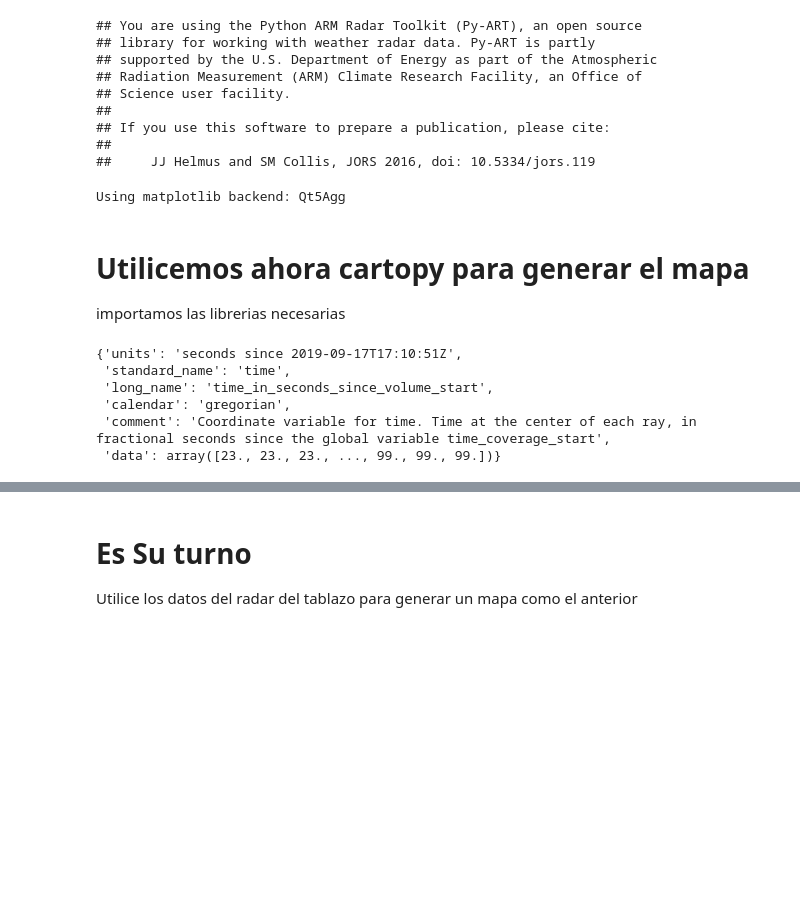
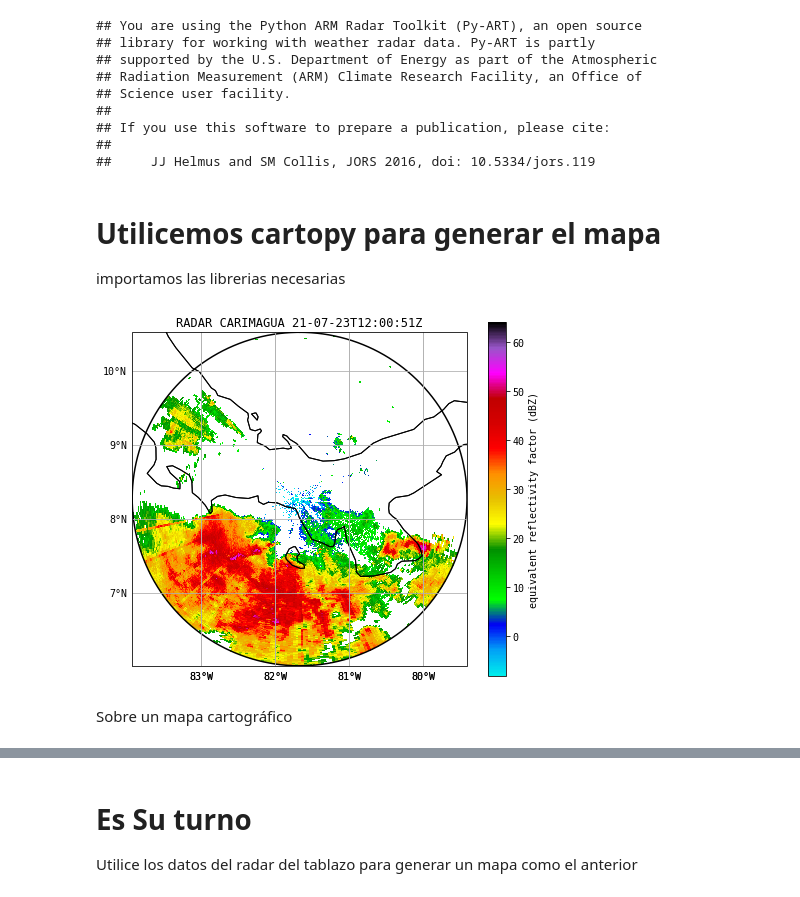
Before and after one commit to aladinor/radar_panama, a Jupyter notebook: Sesion_8/1.plotting_data_over_cartpy.ipynb, the cells around one changed output, grey strips where cells are left out. Drawn from its saved outputs; the diff is of its cells as text; code cells hidden in the pictures; blank space fills up the shorter version.

```diff
--- a/Sesion_8/1.plotting_data_over_cartpy.ipynb
+++ b/Sesion_8/1.plotting_data_over_cartpy.ipynb
@@ -17,19 +21,9 @@ import os
 ##
 ##     JJ Helmus and SM Collis, JORS 2016, doi: 10.5334/jors.119
 # %%
-radar = pyart.io.read('./data/CAR190917171051.RAW6KYV')
+radar = pyart.io.read('./data/CHI210723120051.RAWHAFJ')
-# %%
-%matplotlib
-fig = plt.figure(figsize=[12, 8])
-display = pyart.graph.RadarMapDisplay(radar)
-display.plot_ppi_map('reflectivity', sweep=0, resolution='50m',
-                     vmin=-8, vmax=64,
-                     projection=ccrs.PlateCarree(), cmap='pyart_NWSRef')
-plt.show()
-# %% [output]
-Using matplotlib backend: Qt5Agg
 # %% [markdown]
-# Utilicemos ahora cartopy para generar el mapa
+# Utilicemos cartopy para generar el mapa
 importamos las librerias necesarias
 # %%
 import cartopy.feature as cfeature
@@ -43,33 +36,29 @@ rcParams['font.family'] = 'monospace'
 titulo = f"RADAR CARIMAGUA {radar.time['units'][16:]}"
-# %%
-radar.time
-# %% [output]
-{'units': 'seconds since 2019-09-17T17:10:51Z',
- 'standard_name': 'time',
- 'long_name': 'time_in_seconds_since_volume_start',
- 'calendar': 'gregorian',
- 'comment': 'Coordinate variable for time. Time at the center of each ray, in fractional seconds since the global variable time_coverage_start',
- 'data': array([23., 23., 23., ..., 99., 99., 99.])}
 # %%
 fig = plt.figure(figsize=(7.5, 6.5))
 ax = plt.axes(projection=ccrs.PlateCarree(), zorder=1)
 shp_file = './departamentos/Departamentos.shp'
 shape_feature = ShapelyFeature(Reader(shp_file).geometries(),
                                ccrs.PlateCarree(), facecolor='none', edgecolor='black')
 ax.add_feature(shape_feature, linewidth=0.5)
 ax.coastlines(resolution='50m')
 gl = ax.gridlines(draw_labels=True, rasterized=True)
 gl.ylabel_style = {'rotation': 0}
 gl.xlabels_top = False
 gl.ylabels_right = False
 gl.xformatter = LONGITUDE_FORMATTER
 gl.yformatter = LATITUDE_FORMATTER
 
 display = pyart.graph.RadarMapDisplay(radar)
 display.plot_ppi_map('reflectivity', sweep=0, resolution='50m',
                      vmin=-8, vmax=64,
                      projection=ccrs.PlateCarree(),
                      cmap='pyart_NWSRef',
+                      lon_0=radar.longitude['data'][0], lat_0=radar.latitude['data'][0],
                     title=titulo)
-display.plot_range_ring(radar.range['data'][-1] / 100)
+display.plot_range_ring(radar.range['data'][-1] / 1000)
 plt.show()
+# %% [output]
+[figure, added]
+# %% [markdown]
+Sobre un mapa cartográfico
```
Also changed, not shown: parts of 5 cells of this notebook, 6 other files.
